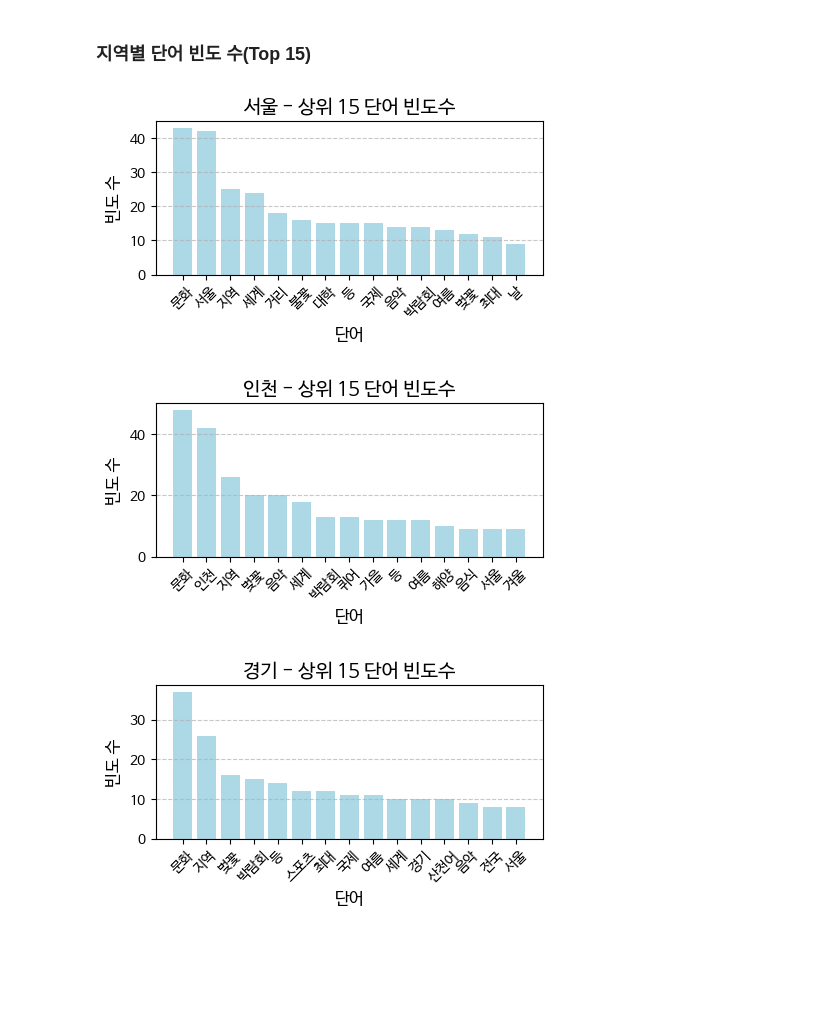
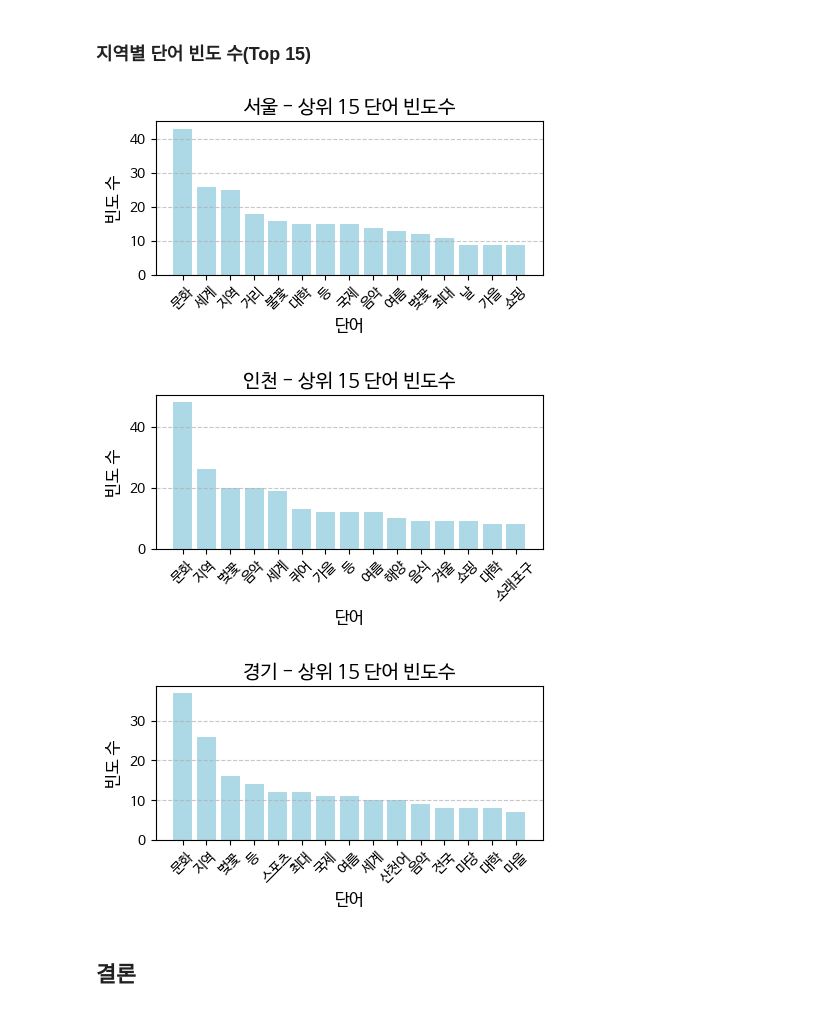
Before and after one commit to seo003/Bigdata, a Jupyter notebook: regional_festival_visualization_report.ipynb, the cells around one changed output. Cells and saved outputs as stored; diff of their text form; code cells hidden in the pictures; blank space fills up the shorter version.

```diff
--- a/regional_festival_visualization_report.ipynb
+++ b/regional_festival_visualization_report.ipynb
@@ -484,9 +489,9 @@ plt.show()
 # %%
 # 텍스트 데이터 전처리 함수
 def preprocess_text(dataframe):
-    # 축제 단어 제거
+    # 특정 단어 제거
     text_data = ' '.join(dataframe['refined_festival_name'].dropna())
-    text_data = text_data.replace('축제', '')
+    text_data = text_data.replace('축제', '').replace('박람회', '').replace('콘테스트', '').replace('서울', '').replace('인천', '').replace('경기', '')
     tokens = text_data.split()
     return tokens
 
@@ -494,33 +499,35 @@ def preprocess_text(dataframe):
 top_n = 15
 
 for region, df in df_dict.items():
     # 데이터 전처리하여 단어 목록을 얻음
     tokens = preprocess_text(df)
 
     # 단어 빈도수 계산 (가장 많이 나온 순서대로)
     word_counts = Counter(tokens).most_common(top_n)
 
     # 단어와 그에 대한 빈도수
     words, counts = zip(*word_counts)
 
     # 그래프 크기 설정
     plt.figure(figsize=(5, 2))
 
     # 차트 생성
     plt.bar(words, counts, color='lightblue')
 
     # 제목, 라벨 설정
     plt.title(f"{region} - 상위 {top_n} 단어 빈도수", fontsize=14)
     plt.xlabel("단어", fontsize=12)
     plt.ylabel("빈도 수", fontsize=12)
 
     # x축, y축 설정
     plt.xticks(rotation=45)
     plt.grid(axis='y', linestyle='--', alpha=0.7)
 
     # 그래프 출력
     plt.show()
 # %% [output]
-[figure, old version]
+[figure, new version]
-[figure, old version]
+[figure, new version]
-[figure, old version]
+[figure, new version]
+# %% [markdown]
+## 결론
```
Also changed, not shown: parts of 6 cells of this notebook.
